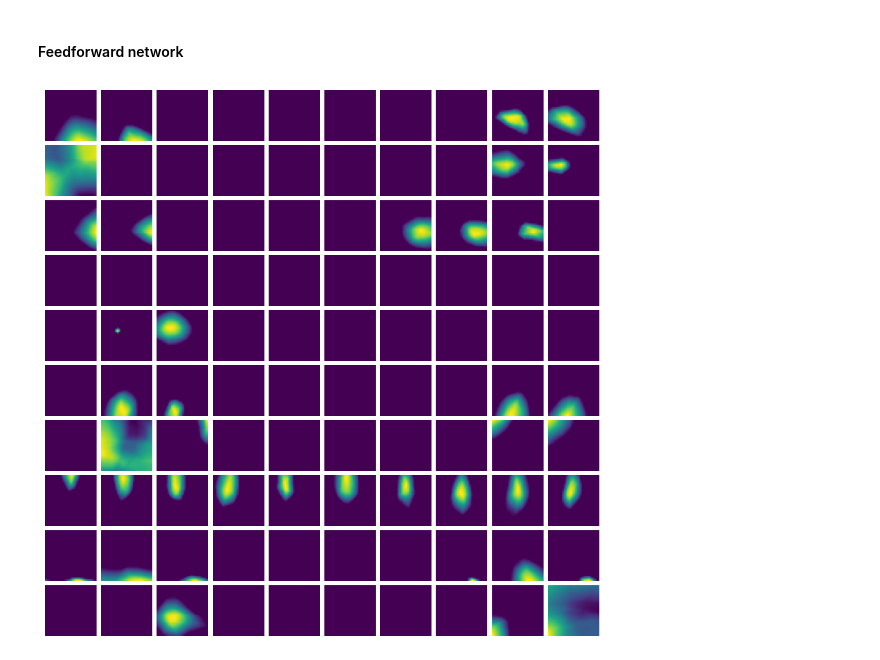
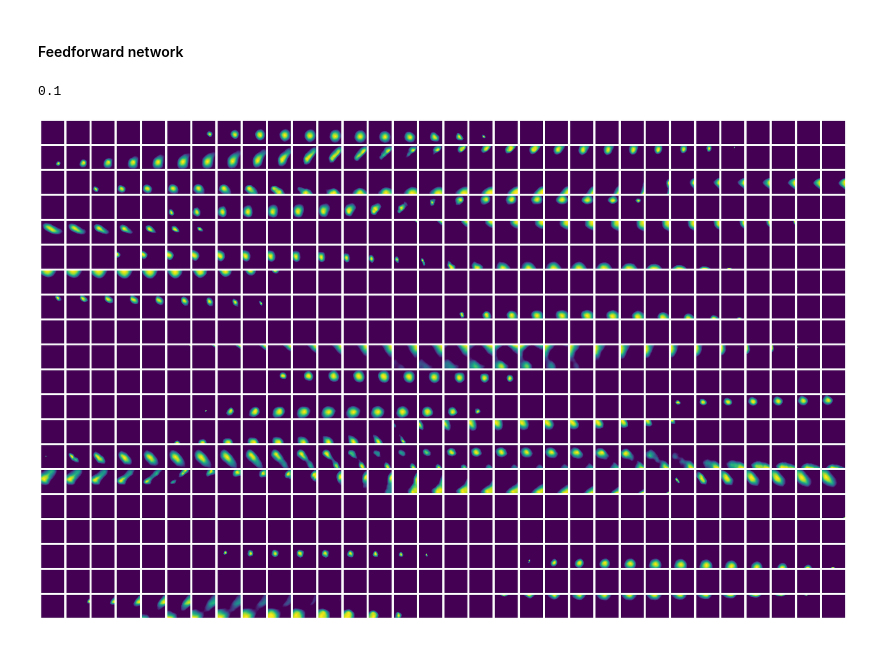
Before and after one commit to bioAI-Oslo/ConjunctiveRepresentations, a Jupyter notebook: remapping_experiments/gradual_dual_context.ipynb, the cells around one changed output. Cells and saved outputs as stored; diff of their text form; code cells hidden in the pictures.

```diff
--- a/remapping_experiments/gradual_dual_context.ipynb
+++ b/remapping_experiments/gradual_dual_context.ipynb
@@ -14,10 +14,10 @@ from src.utils import ratemap_collage
 #### Feedforward network
 # %%
 model = ContextSpaceNet(n_in = 3, n_out = 100)
-model = model.load("../saved_models/FF_context_2")
+model = model.load("../saved_models/FF_context")
 # %%
 # Evaluate on 2x2 grid
-n = 32
-x = np.linspace(-1, 1, n)
+res = 32
+x = np.linspace(-1, 1, res)
 y = x.copy()
 xx, yy = np.meshgrid(x, y)
@@ -41,18 +24,23 @@ def spatial_correlation(a, b):
+# %%
+model.lam
+# %% [output]
+0.1
 # %%
-na = 10
-nb = 10
-fig, ax = plt.subplots(nb, na, figsize = (10, 10))
+n = 20 # number of units to visualize
+nc = 32 # number of contexts
+contexts = np.linspace(-2, 2, nc)
+fig, ax = plt.subplots(n, nc, figsize = (nc, n))
 
 corrs = []
 
-for i, c in enumerate(np.linspace(-5, 5, na)):
-    u = torch.tensor(np.stack([xx.ravel(), yy.ravel(), c*torch.ones(n**2)], axis=-1), dtype=torch.float32)
+for i, c in enumerate(contexts):
+    u = torch.tensor(np.stack([xx.ravel(), yy.ravel(), c*torch.ones(res**2)], axis=-1), dtype=torch.float32)
     corr, p = model(u)
     p = p.detach().numpy()
-    for j in range(nb):
-        ax[j,i].imshow(p[...,j].reshape(n,n))
+    for j in range(n):
+        ax[j,i].imshow(p[...,j].reshape(res,res))
         ax[j,i].axis("off")
 plt.subplots_adjust(hspace=0, wspace=0.1)
 # %% [output]
-[figure, old version]
+[figure, new version]
 # %%
```
Also changed, not shown: parts of 5 cells of this notebook, 14 other files.
